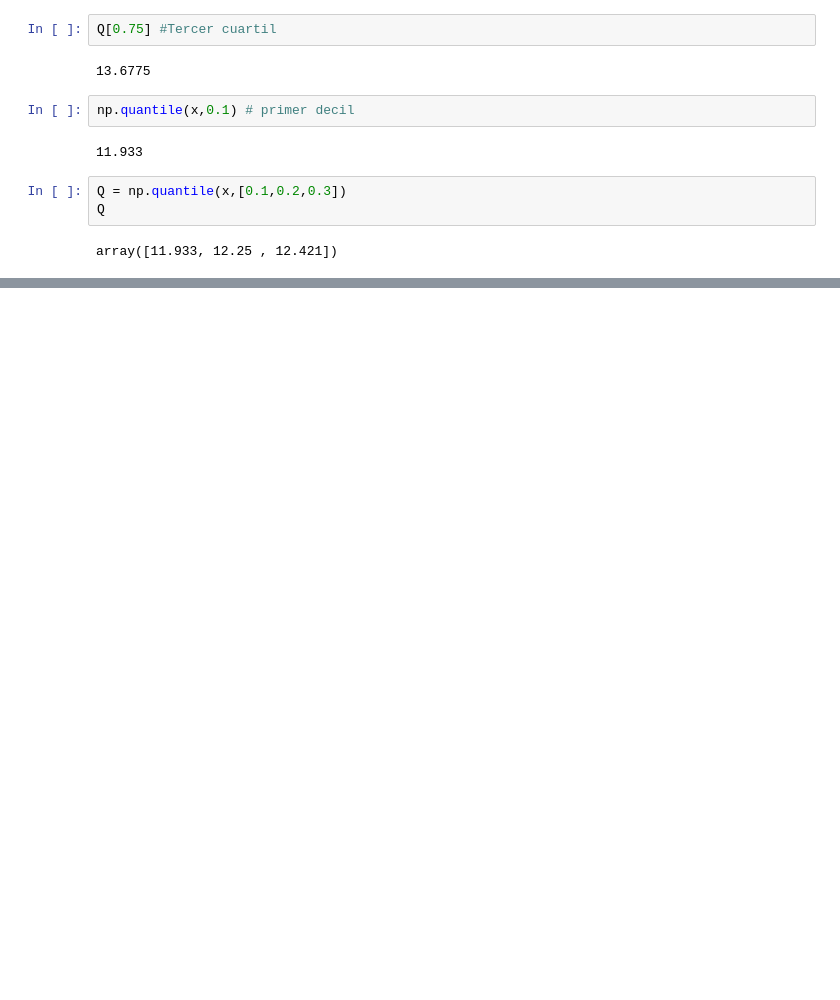
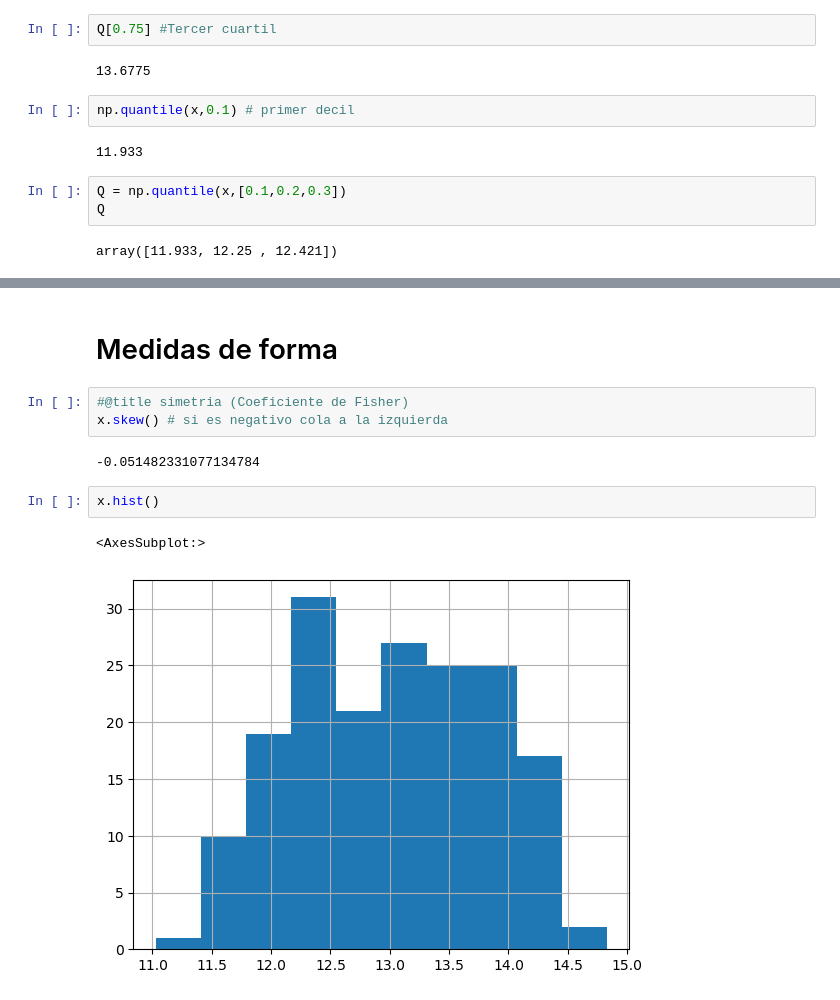
Before and after one commit to isaacGGomez/Ing_Caract, a Jupyter notebook: Clase_3_Distribuciones.ipynb, the cells around one changed output, grey strips where cells are left out. Cells and saved outputs as stored; diff of their text form; blank space fills up the shorter version.

```diff
--- a/Clase_3_Distribuciones.ipynb
+++ b/Clase_3_Distribuciones.ipynb
@@ -138,0 +339,12 @@ array([11.933, 12.25 , 12.421])
+# %% [markdown]
+# Medidas de forma
+# %%
+#@title simetria (Coeficiente de Fisher)
+x.skew() # si es negativo cola a la izquierda
+# %% [output]
+-0.051482331077134784
+# %%
+x.hist()
+# %% [output]
+<AxesSubplot:>
+[figure, added]
```
Also changed, not shown: parts of 39 cells of this notebook, 1 other file.
